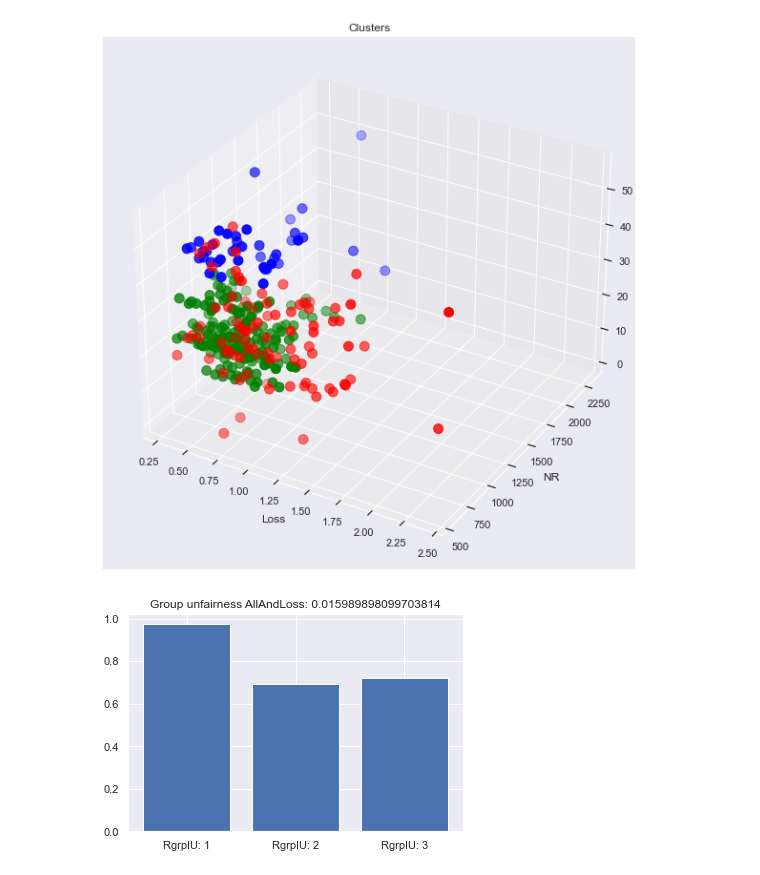
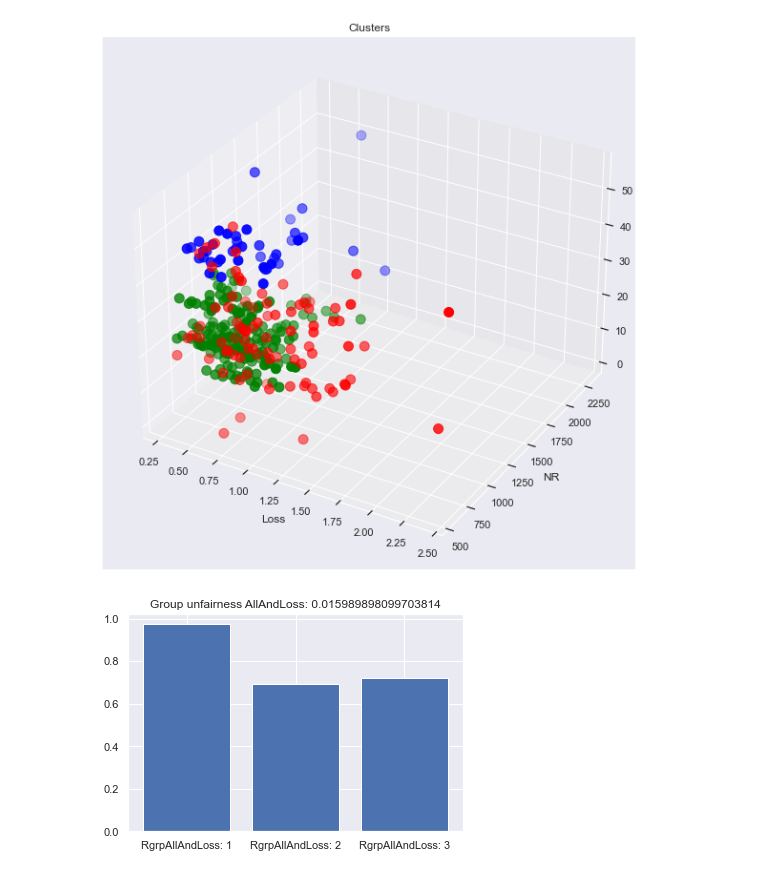
Before and after one commit to ravarmes/recsys-cluster-loss, a Jupyter notebook: src/TestCluster_MovieLens_1M_AllAndLoss.ipynb, the cells around one changed output. Drawn from its saved outputs; the diff is of its cells as text; code cells hidden in the pictures.

```diff
--- a/src/TestCluster_MovieLens_1M_AllAndLoss.ipynb
+++ b/src/TestCluster_MovieLens_1M_AllAndLoss.ipynb
@@ -353,11 +353,11 @@ G = {1: [319, 411, 528, 531, 692, 721, 752, 770, 855, 1019, 1051, 1068, 1069, 10
 
 glv = GroupLossVariance(X, omega, G, 1) #axis = 1 (0 rows e 1 columns)
 losses_RgrpAllAndLoss = glv.get_losses(X_est)
 RgrpAllAndLoss = glv.evaluate(X_est)
 
-RgrpIU_groups = ['RgrpIU: 1', 'RgrpIU: 2', 'RgrpIU: 3']
+RgrpIU_groups = ['RgrpAllAndLoss: 1', 'RgrpAllAndLoss: 2', 'RgrpAllAndLoss: 3']
 plt.bar(RgrpIU_groups, losses_RgrpAllAndLoss)
 plt.title('Group unfairness AllAndLoss: ' + str(RgrpAllAndLoss))
 plt.show()
 # %% [output]
-[figure, old version]
+[figure, new version]
```
Also changed, not shown: parts of 1 cell of this notebook, 20 other files.
